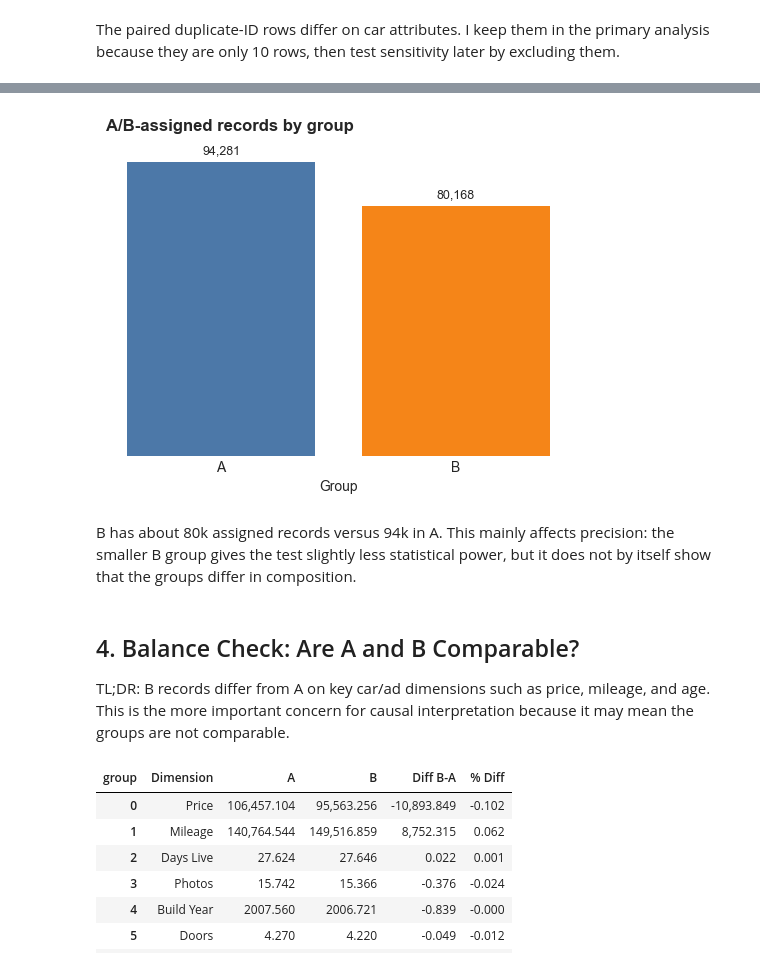
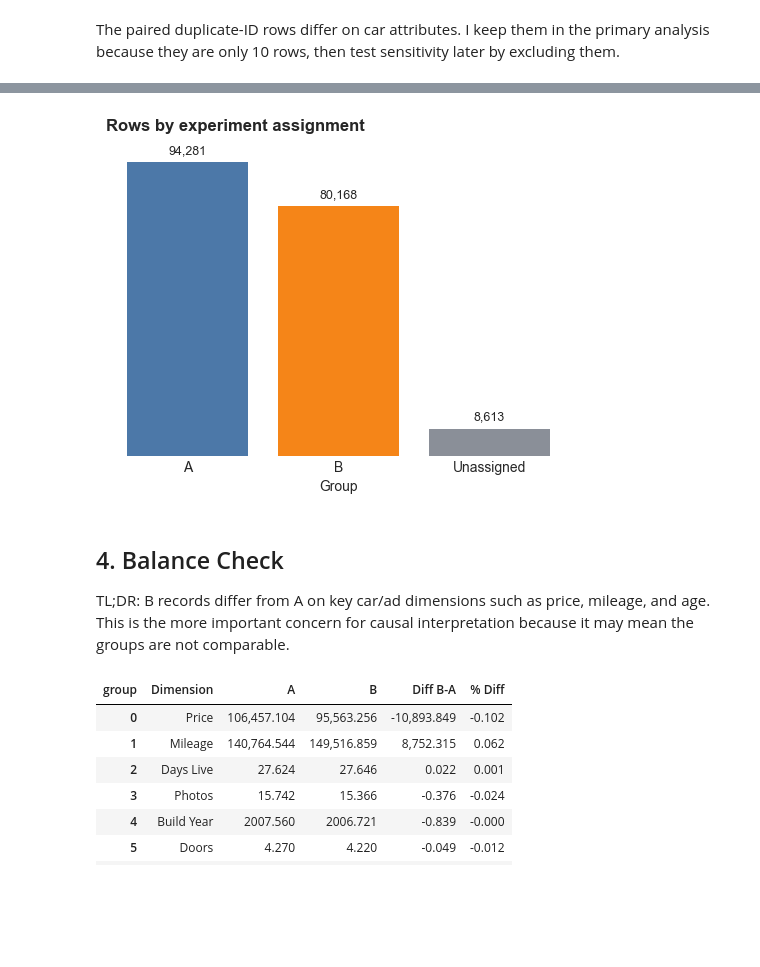
Before and after one commit to omer-t/marktplaats-assignment, a Jupyter notebook: assignments/data_analyst/q2_ab_test.ipynb, the cells around one changed output, grey strips where cells are left out. Drawn from its saved outputs; the diff is of its cells as text; code cells hidden in the pictures; blank space fills up the shorter version.

```diff
--- a/assignments/data_analyst/q2_ab_test.ipynb
+++ b/assignments/data_analyst/q2_ab_test.ipynb
@@ -184,12 +184,10 @@ B has fewer records than A. By itself, this does not imply the groups differ in
 # %%
-helpers.plot_group_sizes(ab_data)
+helpers.plot_group_sizes(raw_data)
 helpers.plt.show()
 # %% [output]
-[figure, old version]
+[figure, new version]
-# %% [markdown]
-B has about 80k assigned records versus 94k in A. This mainly affects precision: the smaller B group gives the test slightly less statistical power, but it does not by itself show that the groups differ in composition.
 # %% [markdown]
-## 4. Balance Check: Are A and B Comparable?
+## 4. Balance Check
 
 TL;DR: B records differ from A on key car/ad dimensions such as price, mileage, and age. This is the more important concern for causal interpretation because it may mean the groups are not comparable.
 # %%
```
Also changed, not shown: parts of 41 cells of this notebook, 10 other files.
